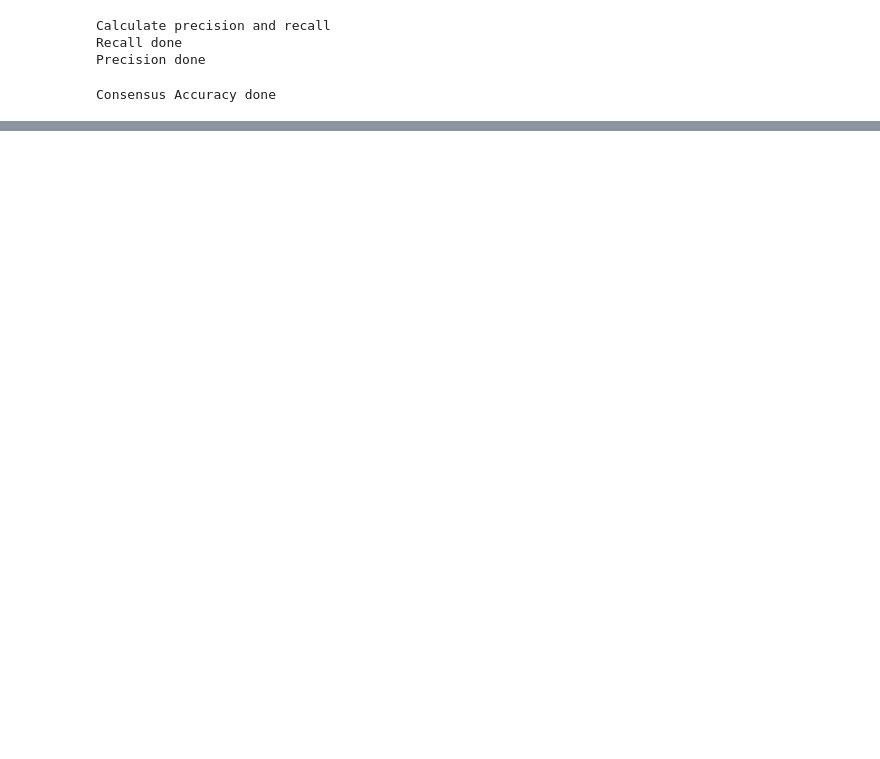
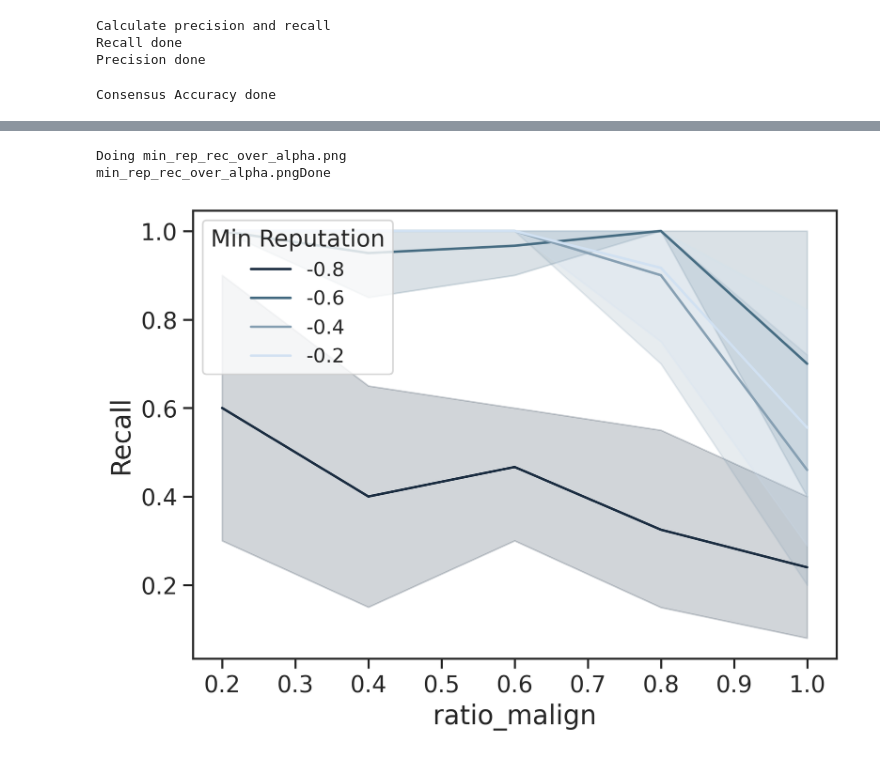
Before and after one commit to UniBO-PRISMLab/desmo-reputation, a Jupyter notebook: plots.ipynb, the cells around one changed output, grey strips where cells are left out. Saved outputs shown, nothing was run; the diff lists cells and outputs as text; code cells hidden in the pictures; blank space fills up the shorter version.

```diff
--- a/plots.ipynb
+++ b/plots.ipynb
@@ -131,0 +156,15 @@ IndentationError: unexpected indent (731449446.py, line 5)
+# %%
+# PLOT 2 - RECALL OVER NUM MALICIOUS
+# How many malicious sources I manage to kick out over time.
+img_name = "min_rep_rec_over_alpha.png"
+if _REPLACE_ or not os.path.exists(img_name):
+    print ("Doing " + img_name)
+    sns.lineplot(data=df_endtime, x='ratio_malign', y='Recall', hue='rep_min', palette=zonia_palette)
+    plt.legend(title='Min Reputation', loc='upper left')
+    plt.savefig(img_name, dpi=300)
+    # plt.show()
+    print (img_name + "Done")
+# %% [output]
+Doing min_rep_rec_over_alpha.png
+min_rep_rec_over_alpha.pngDone
+[figure, added]
```
Also changed, not shown: parts of 20 cells of this notebook, 8 other files.
